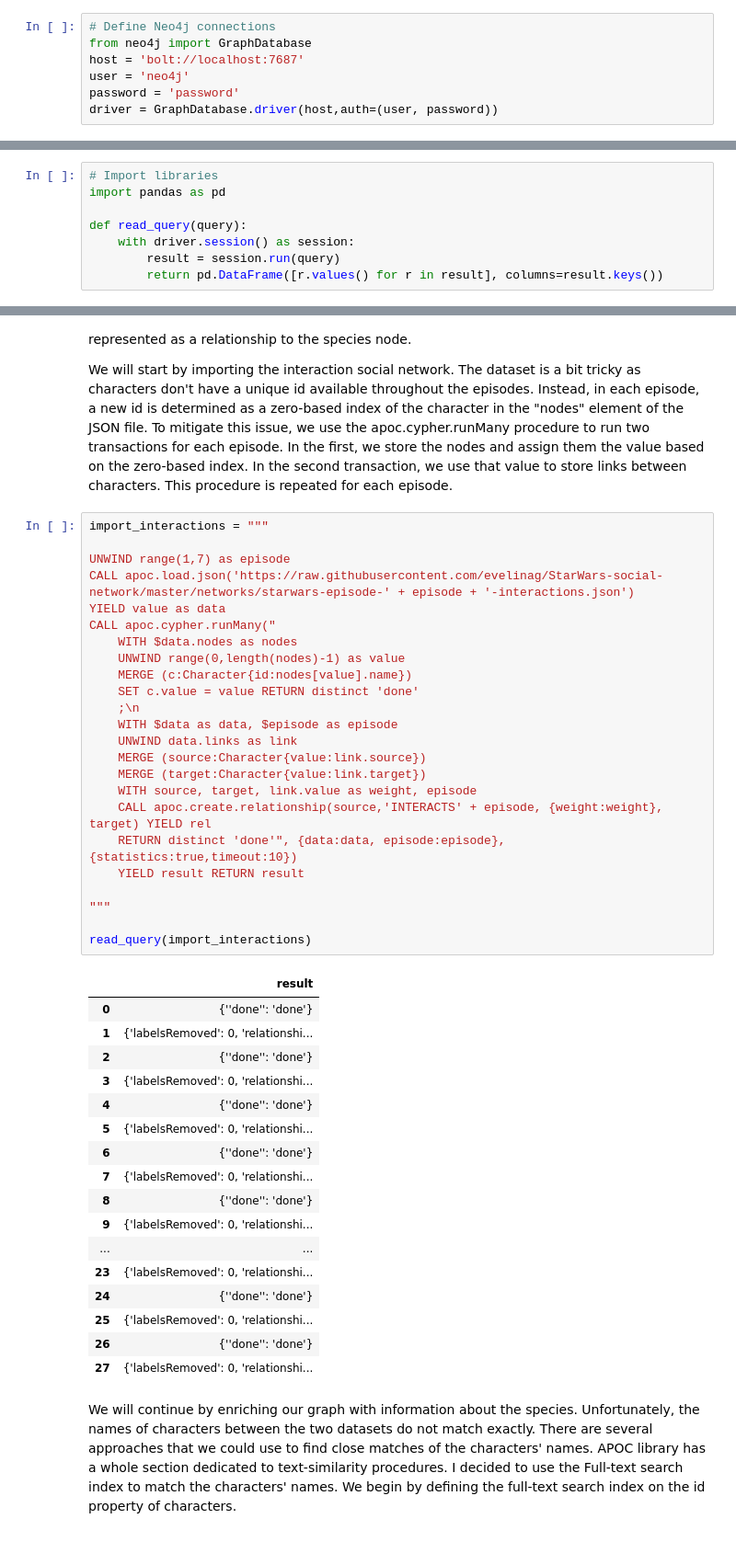
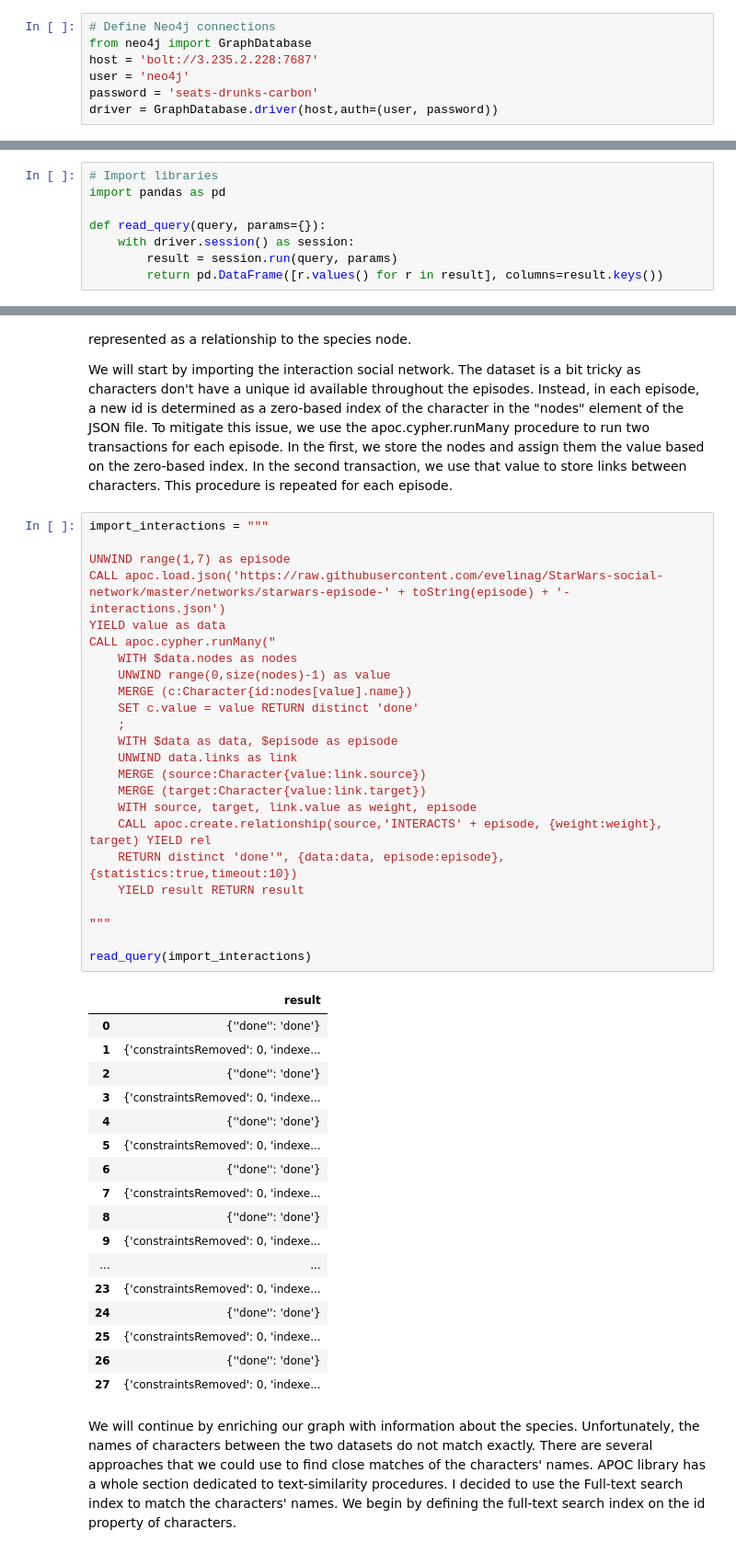
Before and after one commit to tomasonjo/blogs, a Jupyter notebook: Star_Wars/Star Wars.ipynb, the cells around one changed output, grey strips where cells are left out. Shown at 92% size. Saved outputs shown, nothing was run; the diff lists cells and outputs as text.

```diff
--- a/Star_Wars/Star Wars.ipynb
+++ b/Star_Wars/Star Wars.ipynb
@@ -1,9 +19,9 @@
 # %%
 # Define Neo4j connections
 from neo4j import GraphDatabase
-host = 'bolt://localhost:7687'
+host = 'bolt://3.235.2.228:7687'
 user = 'neo4j'
-password = 'password'
+password = 'seats-drunks-carbon'
 driver = GraphDatabase.driver(host,auth=(user, password))
 # %%
 def drop_graph(name):
@@ -16,9 +34,9 @@ def drop_graph(name):
 # Import libraries
 import pandas as pd
 
-def read_query(query):
+def read_query(query, params={}):
     with driver.session() as session:
-        result = session.run(query)
+        result = session.run(query, params)
         return pd.DataFrame([r.values() for r in result], columns=result.keys())
 # %% [markdown]
 # Presenting multiple node label support and graph mutability features of the Neo4j Graph Data Science in the Star Wars universe
@@ -35,45 +53,45 @@ We will start by importing the interaction social network. The dataset is a bit
 # %%
 import_interactions = """
 
 UNWIND range(1,7) as episode
-CALL apoc.load.json('https://raw.githubusercontent.com/evelinag/StarWars-social-network/master/networks/starwars-episode-' + episode + '-interactions.json')
+CALL apoc.load.json('https://raw.githubusercontent.com/evelinag/StarWars-social-network/master/networks/starwars-episode-' + toString(episode) + '-interactions.json')
 YIELD value as data
 CALL apoc.cypher.runMany("
     WITH $data.nodes as nodes
-    UNWIND range(0,length(nodes)-1) as value
+    UNWIND range(0,size(nodes)-1) as value
     MERGE (c:Character{id:nodes[value].name})
     SET c.value = value RETURN distinct 'done'
-    ;\n
+    ;
     WITH $data as data, $episode as episode
     UNWIND data.links as link
     MERGE (source:Character{value:link.source})
     MERGE (target:Character{value:link.target})
     WITH source, target, link.value as weight, episode
     CALL apoc.create.relationship(source,'INTERACTS' + episode, {weight:weight}, target) YIELD rel
     RETURN distinct 'done'", {data:data, episode:episode},{statistics:true,timeout:10})
     YIELD result RETURN result
 
 """
 
 read_query(import_interactions)
 # %% [output]
 |  | result |
 | 0 | {''done'': 'done'} |
-| 1 | {'labelsRemoved': 0, 'relationshi... |
+| 1 | {'constraintsRemoved': 0, 'indexe... |
 | 2 | {''done'': 'done'} |
-| 3 | {'labelsRemoved': 0, 'relationshi... |
+| 3 | {'constraintsRemoved': 0, 'indexe... |
 | 4 | {''done'': 'done'} |
-| 5 | {'labelsRemoved': 0, 'relationshi... |
+| 5 | {'constraintsRemoved': 0, 'indexe... |
 | 6 | {''done'': 'done'} |
-| 7 | {'labelsRemoved': 0, 'relationshi... |
+| 7 | {'constraintsRemoved': 0, 'indexe... |
 | 8 | {''done'': 'done'} |
-| 9 | {'labelsRemoved': 0, 'relationshi... |
+| 9 | {'constraintsRemoved': 0, 'indexe... |
 | ... | ... |
-| 23 | {'labelsRemoved': 0, 'relationshi... |
+| 23 | {'constraintsRemoved': 0, 'indexe... |
 | 24 | {''done'': 'done'} |
-| 25 | {'labelsRemoved': 0, 'relationshi... |
+| 25 | {'constraintsRemoved': 0, 'indexe... |
 | 26 | {''done'': 'done'} |
-| 27 | {'labelsRemoved': 0, 'relationshi... |
+| 27 | {'constraintsRemoved': 0, 'indexe... |
 # %% [markdown]
 We will continue by enriching our graph with information about the species. Unfortunately, the names of characters between the two datasets do not match exactly. There are several approaches that we could use to find close matches of the characters' names. APOC library has a whole section dedicated to text-similarity procedures. I decided to use the Full-text search index to match the characters' names. We begin by defining the full-text search index on the id property of characters.
 # %%
```
Also changed, not shown: parts of 11 cells of this notebook.
